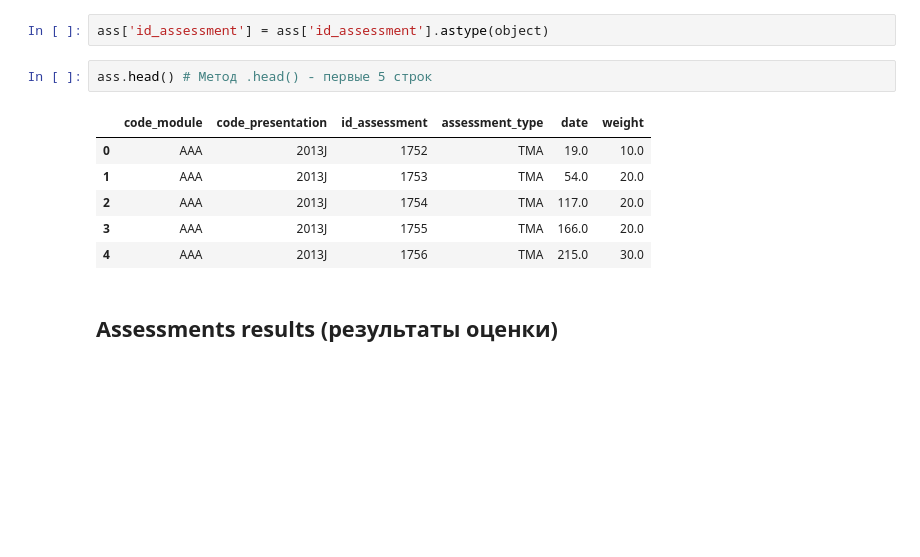
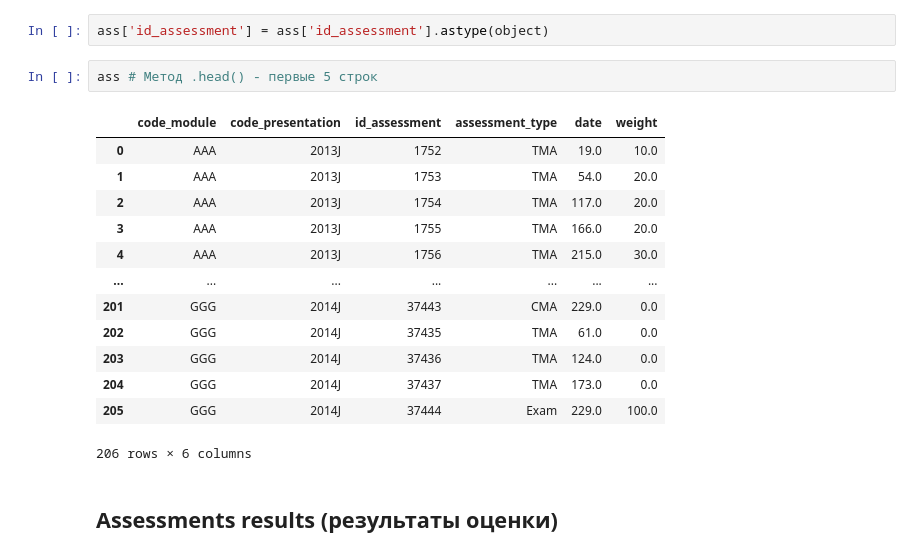
Before and after one commit to AntonGitOrlov/Data_Science, a Jupyter notebook: "Библиотеки_Python_для_работы_с_данными_самостоятельная_работа"_ОрловАВ.ipynb, the cells around one changed output. Saved outputs shown, nothing was run; the diff lists cells and outputs as text; blank space fills up the shorter version.

```diff
--- a/"Библиотеки_Python_для_работы_с_данными_самостоятельная_работа"_ОрловАВ.ipynb
+++ b/"Библиотеки_Python_для_работы_с_данными_самостоятельная_работа"_ОрловАВ.ipynb
@@ -112,14 +112,21 @@ memory usage: 9.8+ KB
 # %%
 ass['id_assessment'] = ass['id_assessment'].astype(object)
 # %%
-ass.head() # Метод .head() - первые 5 строк
+ass # Метод .head() - первые 5 строк
 # %% [output]
 |  | code_module | code_presentation | id_assessment | assessment_type | date | weight |
 | 0 | AAA | 2013J | 1752 | TMA | 19.0 | 10.0 |
 | 1 | AAA | 2013J | 1753 | TMA | 54.0 | 20.0 |
 | 2 | AAA | 2013J | 1754 | TMA | 117.0 | 20.0 |
 | 3 | AAA | 2013J | 1755 | TMA | 166.0 | 20.0 |
 | 4 | AAA | 2013J | 1756 | TMA | 215.0 | 30.0 |
+| ... | ... | ... | ... | ... | ... | ... |
+| 201 | GGG | 2014J | 37443 | CMA | 229.0 | 0.0 |
+| 202 | GGG | 2014J | 37435 | TMA | 61.0 | 0.0 |
+| 203 | GGG | 2014J | 37436 | TMA | 124.0 | 0.0 |
+| 204 | GGG | 2014J | 37437 | TMA | 173.0 | 0.0 |
+| 205 | GGG | 2014J | 37444 | Exam | 229.0 | 100.0 |
+206 rows × 6 columns
 # %% [markdown]
 ## Assessments results (результаты оценки)
 # %% [markdown]
```
Also changed, not shown: parts of 24 cells of this notebook.
